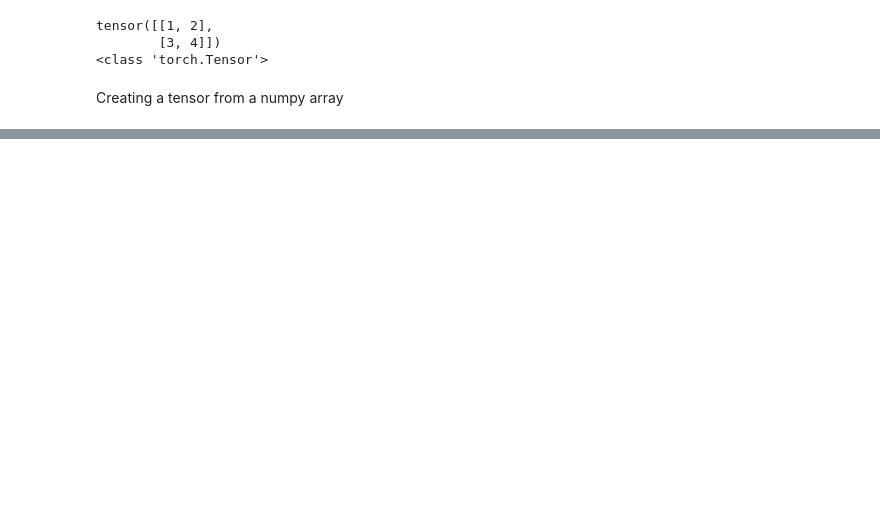
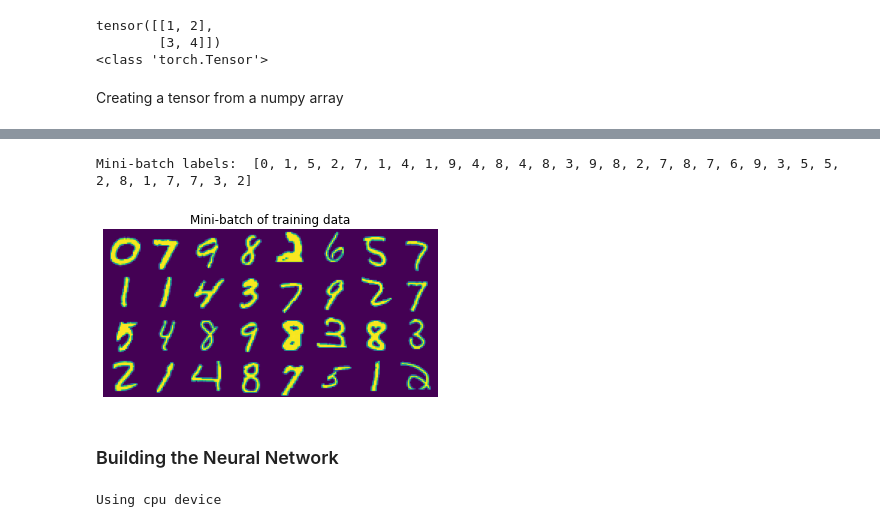
Before and after one commit to vibhavgaur/CodingPractice, a Jupyter notebook: LearningPyTorch/PyTorchPractice.ipynb, the cells around one changed output, grey strips where cells are left out. Drawn from its saved outputs; the diff is of its cells as text; code cells hidden in the pictures; blank space fills up the shorter version.

```diff
--- a/LearningPyTorch/PyTorchPractice.ipynb
+++ b/LearningPyTorch/PyTorchPractice.ipynb
@@ -46,0 +67,23 @@ RuntimeError: Dataset not found. You can use download=True to download it
+# %%
+# Using dataloaders to break up the data into minibatches
+from torch.utils.data import DataLoader
+batchSize = 32
+training_dl = DataLoader(training_data, batch_size=batchSize, shuffle=True)
+test_dl = DataLoader(test_data, batch_size=batchSize, shuffle=True)
+x_train, y_train = next(iter(training_dl))
+# %%
+# Visualize a mini batch on a 8x4 grid (when batch size is 32)
+plt.axis("off"), plt.title("Mini-batch of training data")
+plt.imshow(torch.cat([y for y in x_train.squeeze().reshape([8,28*4,28])], 1))
+print("Mini-batch labels: ", [label.item() for label in y_train])
+# %% [output]
+Mini-batch labels:  [0, 1, 5, 2, 7, 1, 4, 1, 9, 4, 8, 4, 8, 3, 9, 8, 2, 7, 8, 7, 6, 9, 3, 5, 5, 2, 8, 1, 7, 7, 3, 2]
+[figure, added]
+# %% [markdown]
+### Building the Neural Network
+# %%
+device = 'cuda' if torch.cuda.is_available() else 'cpu'
+print("Using {} device".format(device))
+from torch import nn
+# %% [output]
+Using cpu device
```
Also changed, not shown: parts of 9 cells of this notebook, 9 other files.
